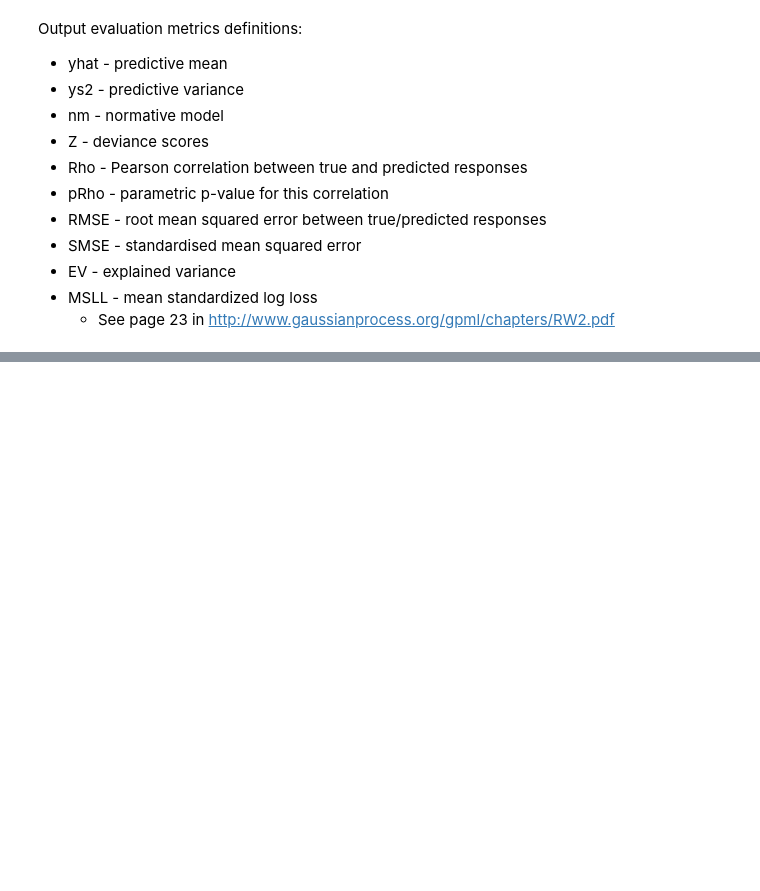
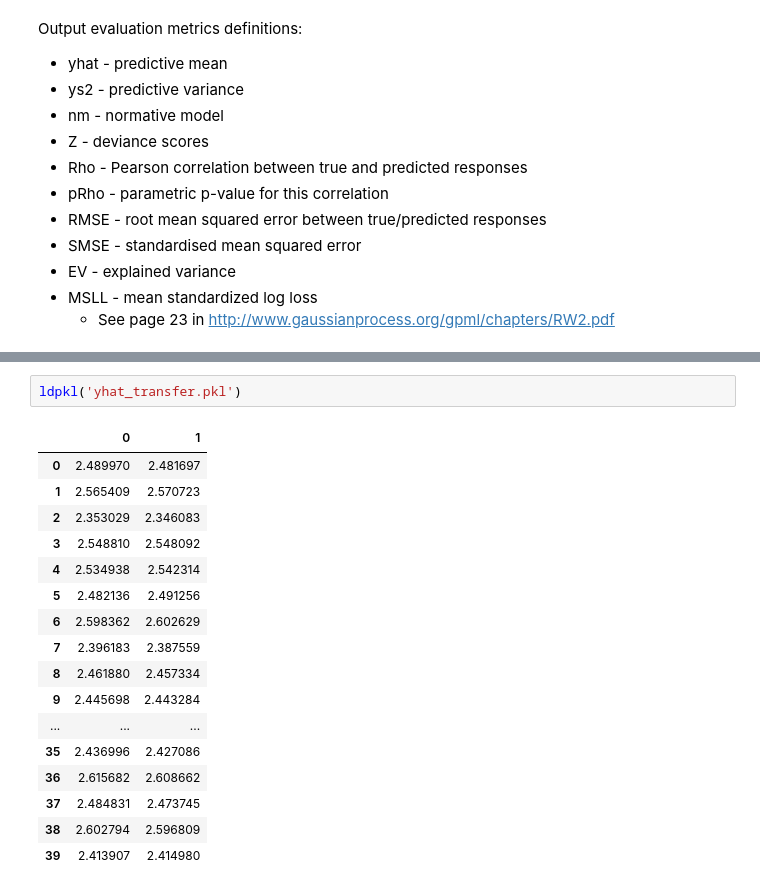
Before and after one commit to brainhack-school2022/dimitrijevic_project, a Jupyter notebook: PCNToolkitDemo/tutorials/HBR_FCON/HBR_NormativeModel_FCONdata_Tutorial.ipynb, the cells around one changed output, grey strips where cells are left out. Drawn from its saved outputs; the diff is of its cells as text; blank space fills up the shorter version.

```diff
--- a/PCNToolkitDemo/tutorials/HBR_FCON/HBR_NormativeModel_FCONdata_Tutorial.ipynb
+++ b/PCNToolkitDemo/tutorials/HBR_FCON/HBR_NormativeModel_FCONdata_Tutorial.ipynb
@@ -380,0 +401,20 @@ Output evaluation metrics definitions:
+# %%
+ldpkl('yhat_transfer.pkl')
+# %% [output]
+|  | 0 | 1 |
+| 0 | 2.489970 | 2.481697 |
+| 1 | 2.565409 | 2.570723 |
+| 2 | 2.353029 | 2.346083 |
+| 3 | 2.548810 | 2.548092 |
+| 4 | 2.534938 | 2.542314 |
+| 5 | 2.482136 | 2.491256 |
+| 6 | 2.598362 | 2.602629 |
+| 7 | 2.396183 | 2.387559 |
+| 8 | 2.461880 | 2.457334 |
+| 9 | 2.445698 | 2.443284 |
+| ... | ... | ... |
+| 35 | 2.436996 | 2.427086 |
+| 36 | 2.615682 | 2.608662 |
+| 37 | 2.484831 | 2.473745 |
+| 38 | 2.602794 | 2.596809 |
+| 39 | 2.413907 | 2.414980 |
```
Also changed, not shown: parts of 4 cells of this notebook.
